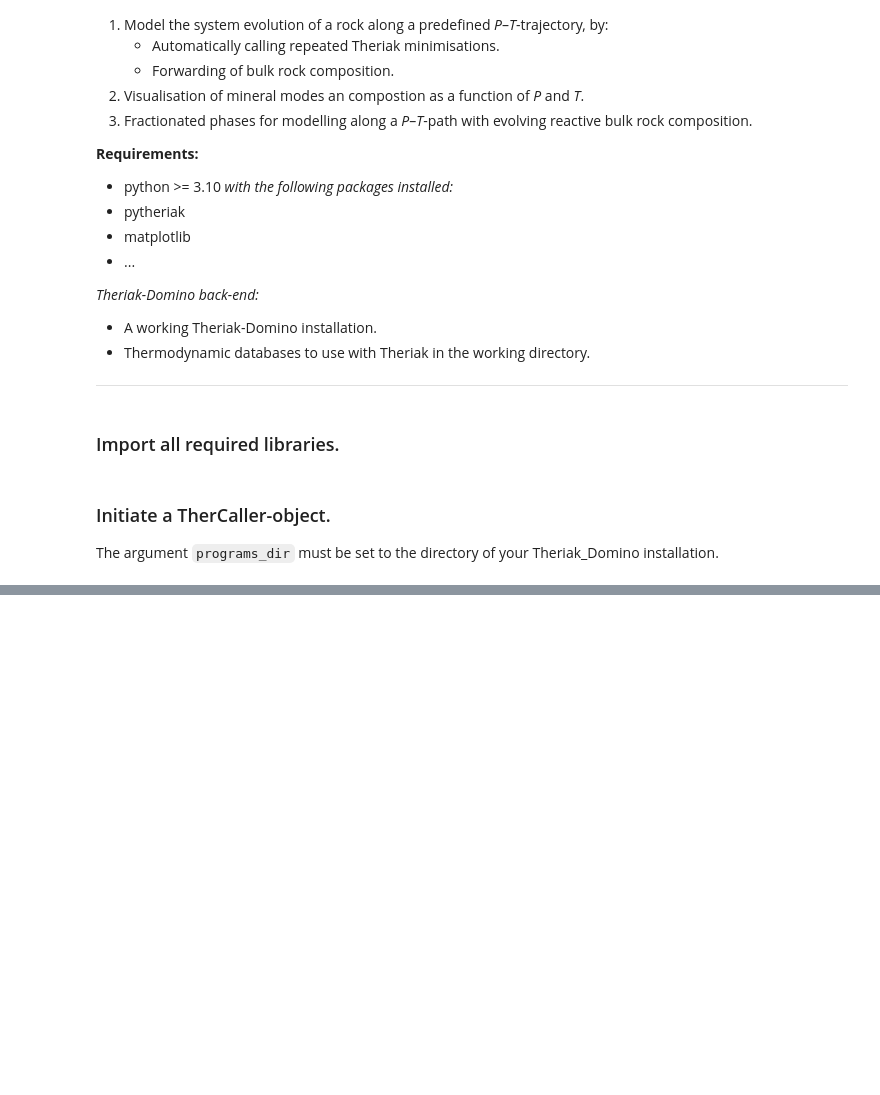
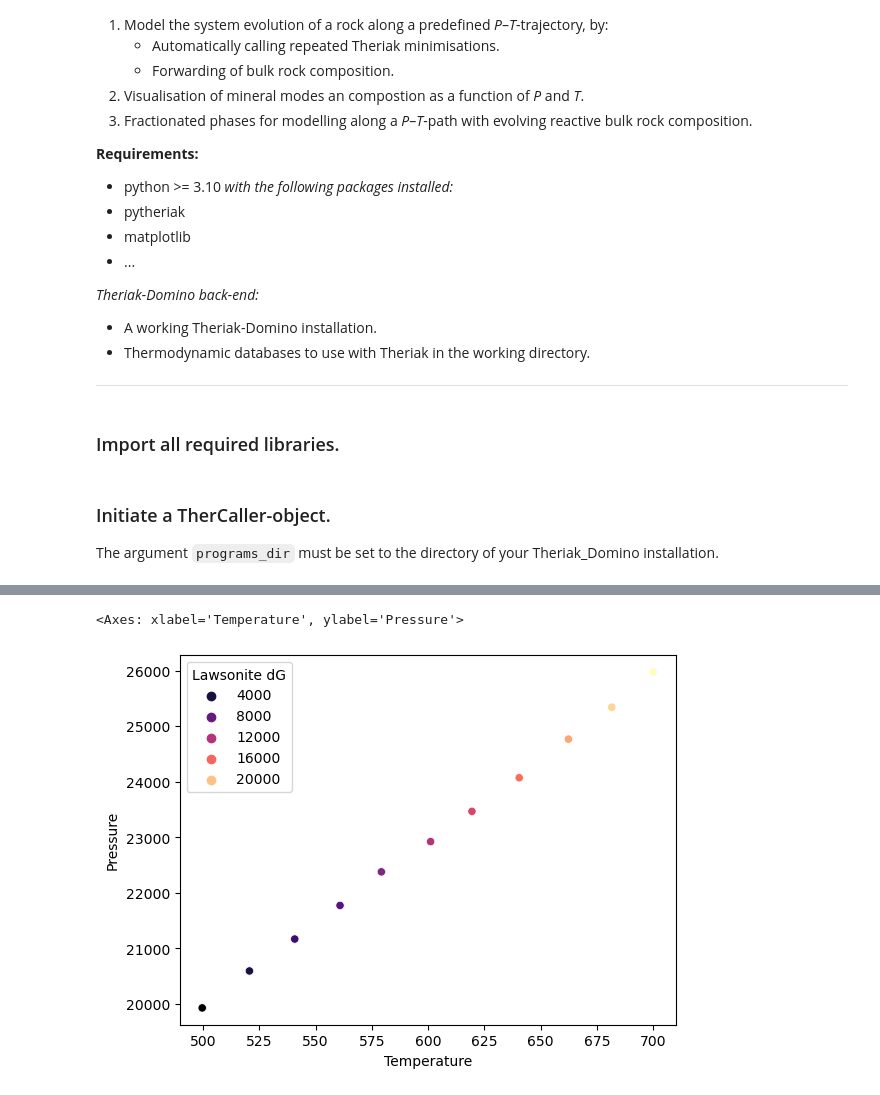
Before and after one commit to Theriak-Domino/pytheriak, a Jupyter notebook: examples/02_PTpath.ipynb, the cells around one changed output, grey strips where cells are left out. Cells and saved outputs as stored; diff of their text form; code cells hidden in the pictures; blank space fills up the shorter version.

```diff
--- a/examples/02_PTpath.ipynb
+++ b/examples/02_PTpath.ipynb
@@ -99,0 +90,8 @@ fig, ax = plt.subplots()
+# %%
+def bulk_from_compositionalvector(composition: list | np.ndarray, element_list: list | np.ndarray):
+    bulk = ""
+    for moles, element in zip(composition, element_list):
+        bulk += element
+        bulk += "(" + str(moles) + ")"
+
+    return bulk
@@ -99,0 +167,17 @@ fig, ax = plt.subplots()
+# %%
+laws_in_MORB_fractionated = pd.DataFrame({"Temperature": pt_path[:, 0],
+                             "Pressure": pt_path[:, 1],
+                             "Lawsonite stable": lawsonite_stable,
+                             "Lawsonite vol %": lawsonite_vol_percent,
+                             "Lawsonite dG": np.float_(lawsonite_dG)})
+# %%
+# remove entries of failed minimisations
+laws_in_MORB_fractionated = laws_in_MORB_fractionated[laws_in_MORB_fractionated["Temperature"] != 478.62500000000006]
+# %%
+fig, axs = plt.subplots()
+
+# sns.scatterplot(data=laws_in_MORB_fractionated, x="Temperature", y="Pressure", palette="mako_r", hue="Lawsonite vol %", ax=axs)
+sns.scatterplot(data=laws_in_MORB_fractionated, x="Temperature", y="Pressure", palette="magma", hue="Lawsonite dG", ax=axs)
+# %% [output]
+<Axes: xlabel='Temperature', ylabel='Pressure'>
+[figure, added]
```
Also changed, not shown: parts of 14 cells of this notebook.
